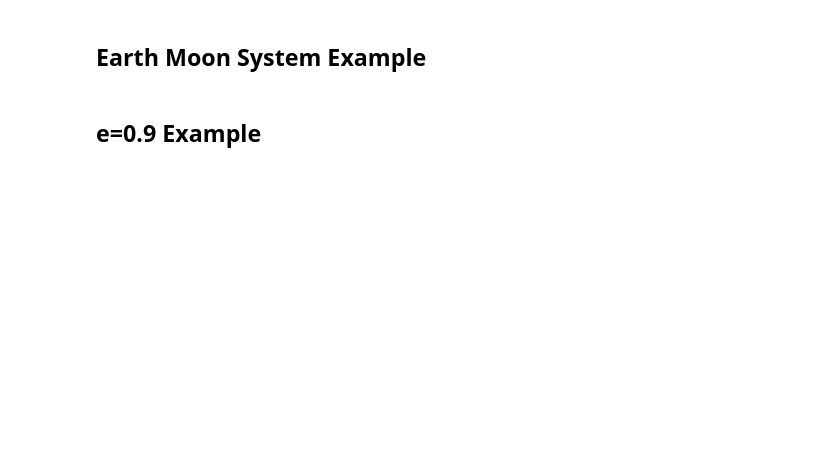
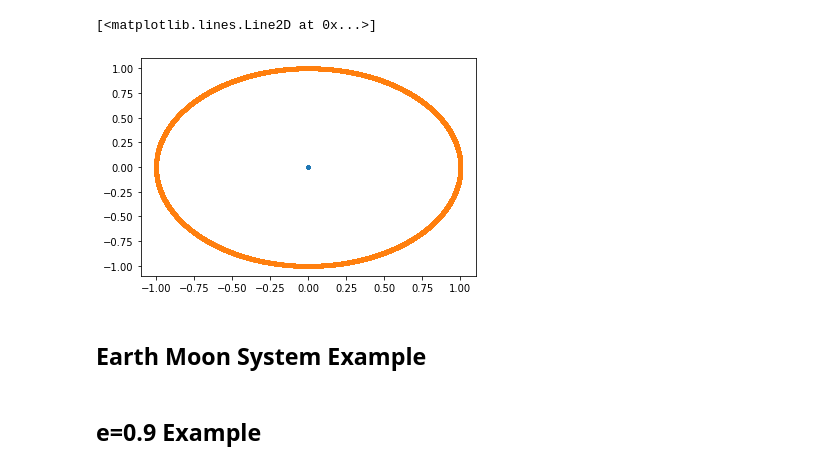
Before and after one commit to swagnercarena/am_abundance_matching, a Jupyter notebook: avocet/Orbit_Checking.ipynb, the cells around one changed output. Cells and saved outputs as stored; diff of their text form; code cells hidden in the pictures; blank space fills up the shorter version.

```diff
--- a/avocet/Orbit_Checking.ipynb
+++ b/avocet/Orbit_Checking.ipynb
@@ -5,3 +5,23 @@ import numba
 import matplotlib.pyplot as plt
 from PIL import Image, ImageDraw
 import os
+# %%
+G = 0.8962419740798497
+M = 1
+r = 1
+M_sun2kg = 1.9891e30*1e13
+km2m = 400*1e3
+kpc2m = 300*3.086e19
+part_pos = np.array([[0,0,0],[0,r,0]],dtype=np.float64)
+part_vel = np.array([[0,0,0],[np.sqrt(G*M/r),0,0]],dtype=np.float64)
+part_mass = np.array([M,1e-6],dtype=np.float64)
+
+dt = 0.001
+period = 2*np.pi*r/np.sqrt(G*M/r)
+num_dt = int(5*period/dt)
+print(period,num_dt)
+save_pos_array = np.zeros((num_dt+1,2,3))
+save_vel_array = np.zeros((num_dt+1,2,3))
+
+integrator.leapfrog_int_nb(part_pos,part_vel,part_mass,dt,num_dt,
+    save_pos_array,save_vel_array)
@@ -8,3 +34,9 @@ import os
+# %%
+plt.plot(save_pos_array[:,0,0],save_pos_array[:,0,1],'.')
+plt.plot(save_pos_array[:,1,0],save_pos_array[:,1,1],'.')
+# %% [output]
+[<matplotlib.lines.Line2D at 0x...>]
+[figure, added]
 # %% [markdown]
 ## Earth Moon System Example
 # %%
```
Also changed, not shown: parts of 30 cells of this notebook, 2 other files.
